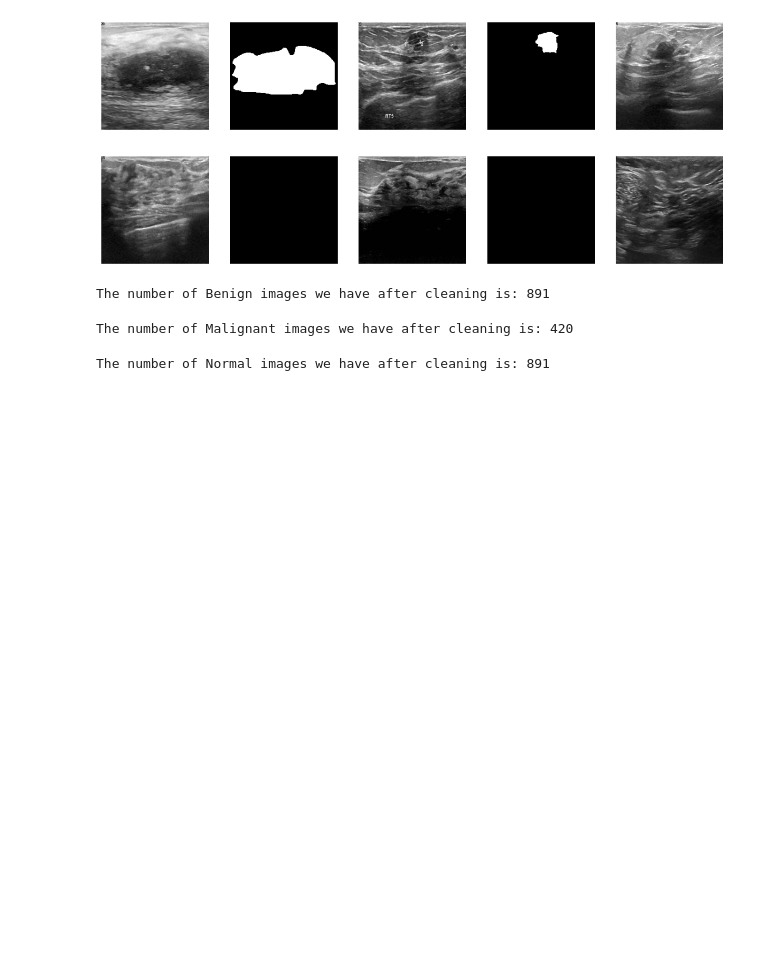
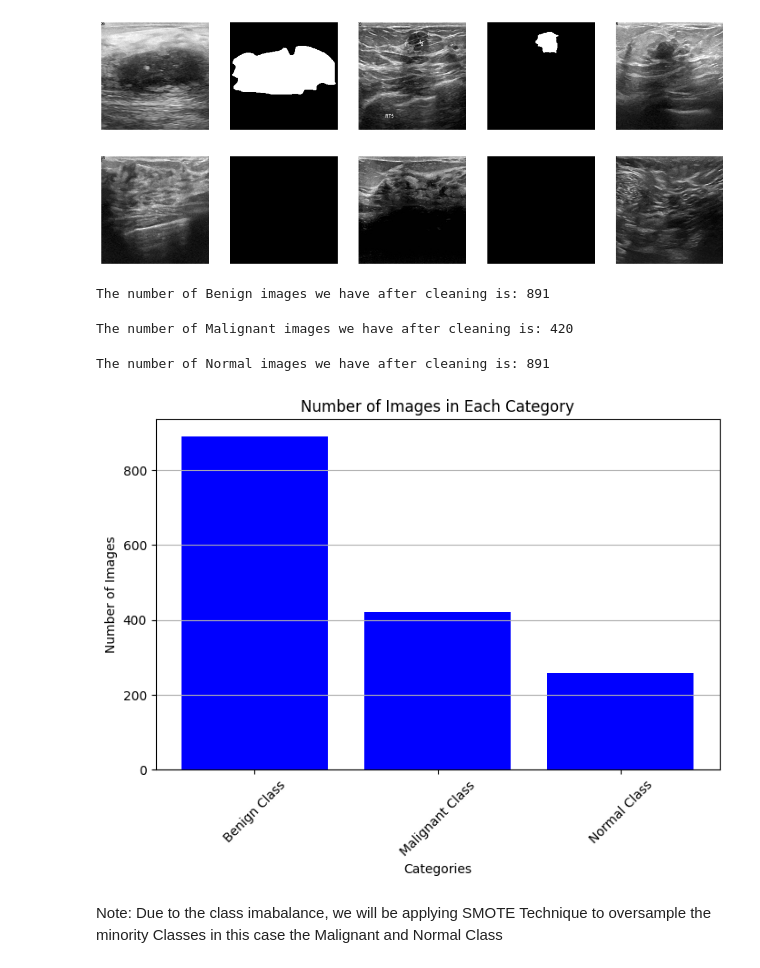
Before and after one commit to Salako07/Cancer-Tumor-Classifier, a Jupyter notebook: EDA.ipynb, the cells around one changed output. Cells and saved outputs as stored; diff of their text form; code cells hidden in the pictures; blank space fills up the shorter version.

```diff
--- a/EDA.ipynb
+++ b/EDA.ipynb
@@ -80,3 +80,26 @@ count = len(BI)
 print('The number of Normal images we have after cleaning is:', count)
 # %% [output]
 The number of Normal images we have after cleaning is: 891
+# %%
+# Count the number of elements in each list
+counts = {
+    'Benign Class': len(BI),
+    'Malignant Class': len(MI),
+    'Normal Class': len(NI)
+}
+
+# Plotting
+plt.figure(figsize=(8, 5))
+plt.bar(counts.keys(), counts.values(), color=['blue', 'blue', 'blue'])
+plt.title('Number of Images in Each Category')
+plt.xlabel('Categories')
+plt.ylabel('Number of Images')
+plt.xticks(rotation=45)
+plt.grid(axis='y')
+
+# Show the plot
+plt.show()
+# %% [output]
+[figure, added]
+# %% [markdown]
+Note: Due to the class imabalance, we will be applying SMOTE Technique to oversample the minority Classes in this case the Malignant and Normal Class
```
